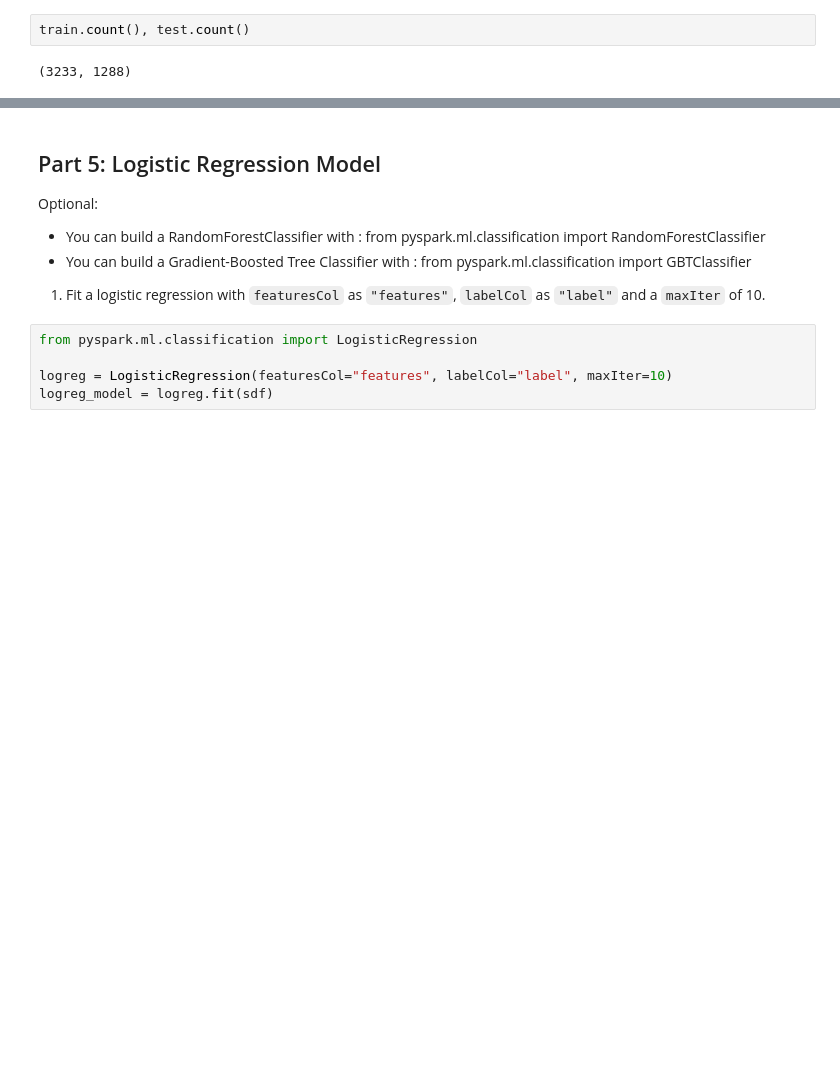
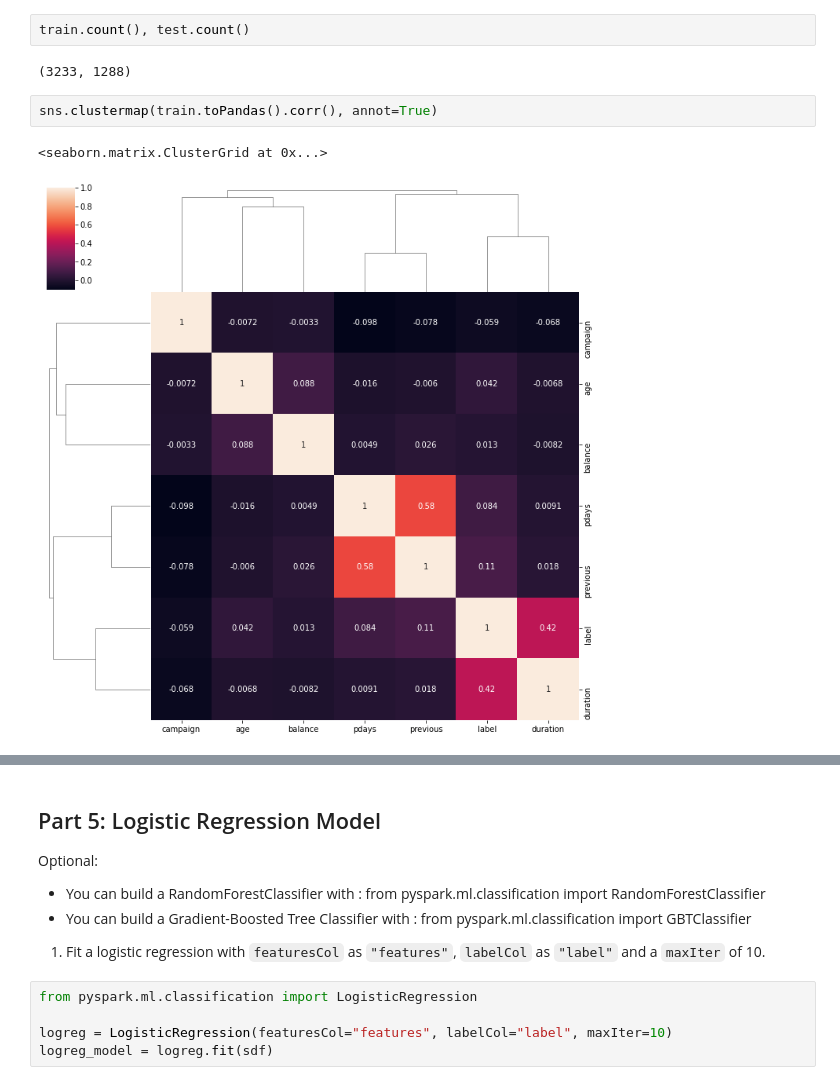
Before and after one commit to JonathanGrant/MLE-10, a Jupyter notebook: assignments/week-05-big-data/nb/subscription-prediction.ipynb, the cells around one changed output, grey strips where cells are left out. Cells and saved outputs as stored; diff of their text form; blank space fills up the shorter version.

```diff
--- a/assignments/week-05-big-data/nb/subscription-prediction.ipynb
+++ b/assignments/week-05-big-data/nb/subscription-prediction.ipynb
@@ -511,3 +534,8 @@ train, test = sdf.randomSplit([0.7, 0.3], seed=42)
 train.count(), test.count()
 # %% [output]
 (3233, 1288)
+# %%
+sns.clustermap(train.toPandas().corr(), annot=True)
+# %% [output]
+<seaborn.matrix.ClusterGrid at 0x...>
+[figure, added]
```
Also changed, not shown: parts of 14 cells of this notebook.
